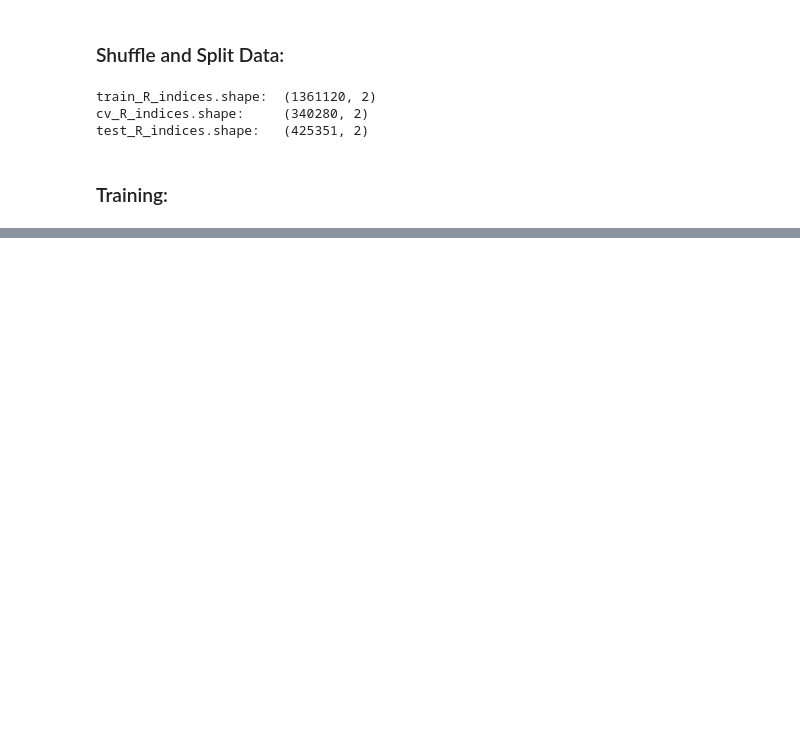
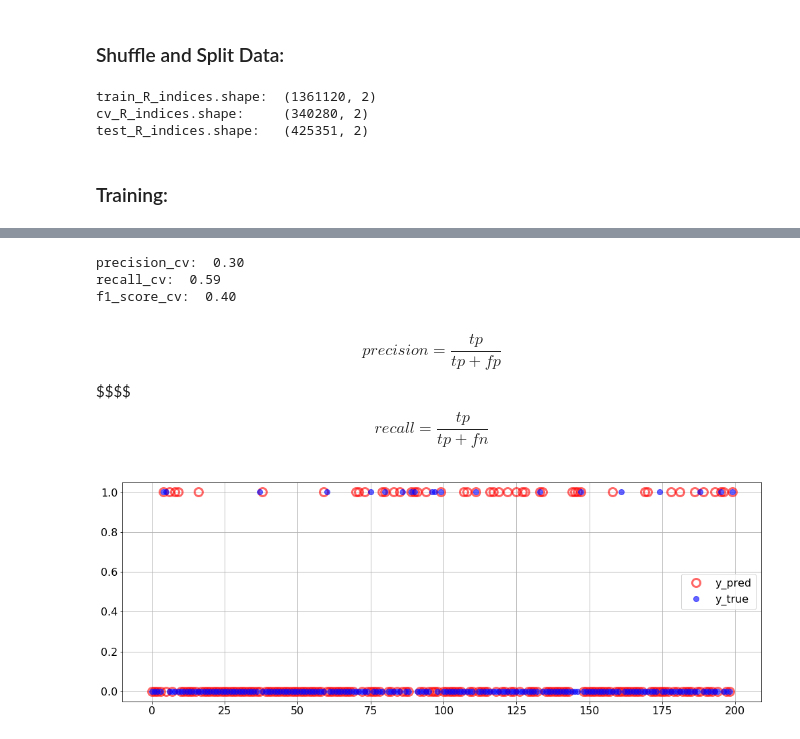
Before and after one commit to Pseud0n1nja/VentureHub, a Jupyter notebook: main.ipynb, the cells around one changed output, grey strips where cells are left out. Drawn from its saved outputs; the diff is of its cells as text; code cells hidden in the pictures; blank space fills up the shorter version.

```diff
--- a/main.ipynb
+++ b/main.ipynb
@@ -269,23 +298,29 @@ batch_no: 5316, _loss estimate: 0.1335, t= 84.99 sec
 # %%
 ax = plt.subplot(111)
 
-ax.plot(y_pred[:200],'ro', alpha=.6, markersize=12,  markerfacecolor='none', markeredgewidth=3)
-ax.plot(y_true[:200],'b.', alpha=.6, markersize=16)
+ax.plot(y_pred_cv_01[:200],'ro', alpha=.6, markersize=12,  markerfacecolor='none', markeredgewidth=3)
+ax.plot(cv_R[:200],'b.', alpha=.6, markersize=16)
 
 ax.legend(('y_pred', 'y_true'))
 
 # ............................................................................
 from sklearn.metrics import precision_recall_fscore_support as prf_score
 
 y_true = cv_R[:len(preds_cv)]
 y_pred = np.round(preds_cv)
 threshold = 0.5
 
 ((_,precision_cv), (_,recall_cv), (_,f1_score_cv),_) = \
                                         prf_score(y_true=y_true, y_pred=y_pred)
 
 from IPython.display import Markdown, Latex
 
 print('precision_cv:{:6.2f}\nrecall_cv:{:6.2f}\nf1_score_cv:{:6.2f}'.format(
                                                     precision_cv, recall_cv, f1_score_cv))
 Latex('$$precision = \\frac{tp}{tp+fp}$$ $$$$ $$recall = \\frac{tp}{tp+fn}$$')
+# %% [output]
+precision_cv:  0.30
+recall_cv:  0.59
+f1_score_cv:  0.40
+$$precision = \frac{tp}{tp+fp}$$ $$$$ $$recall = \frac{tp}{tp+fn}$$
+[figure, added]
```
Also changed, not shown: parts of 13 cells of this notebook, 2 other files.
